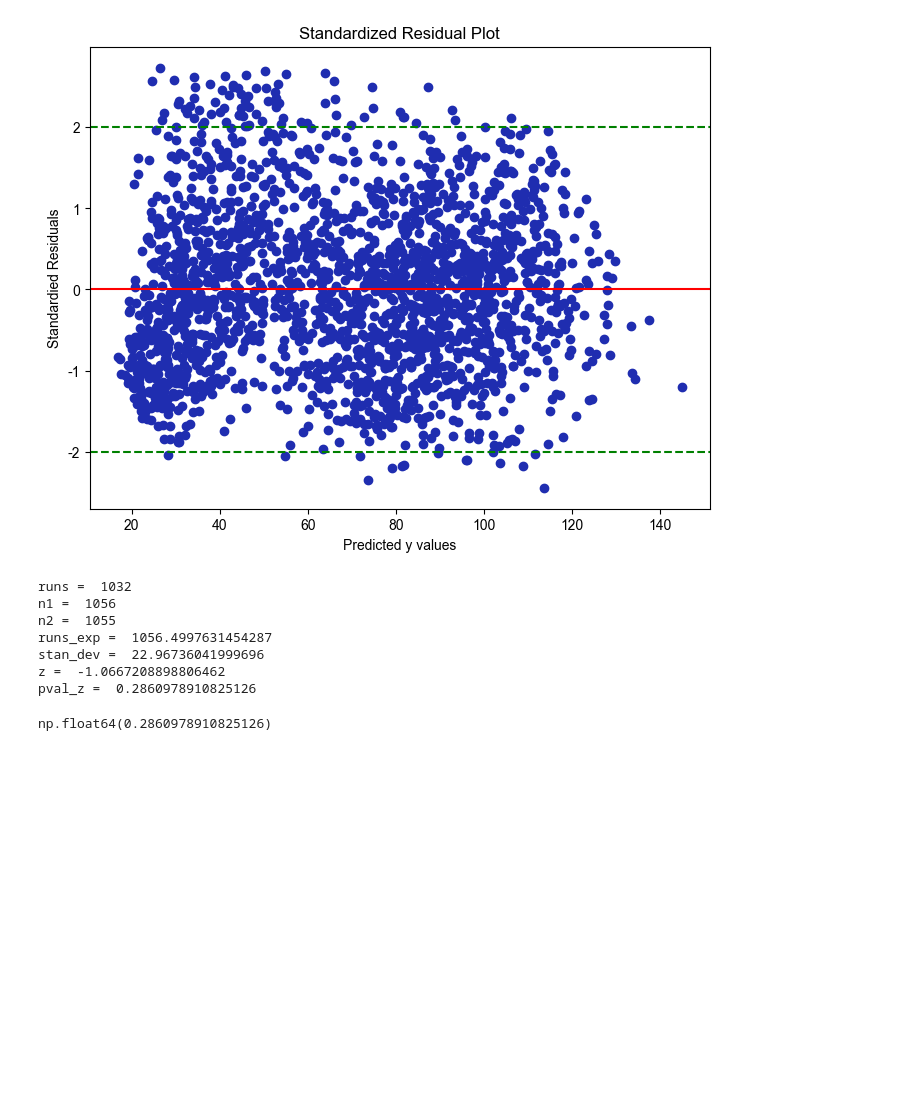
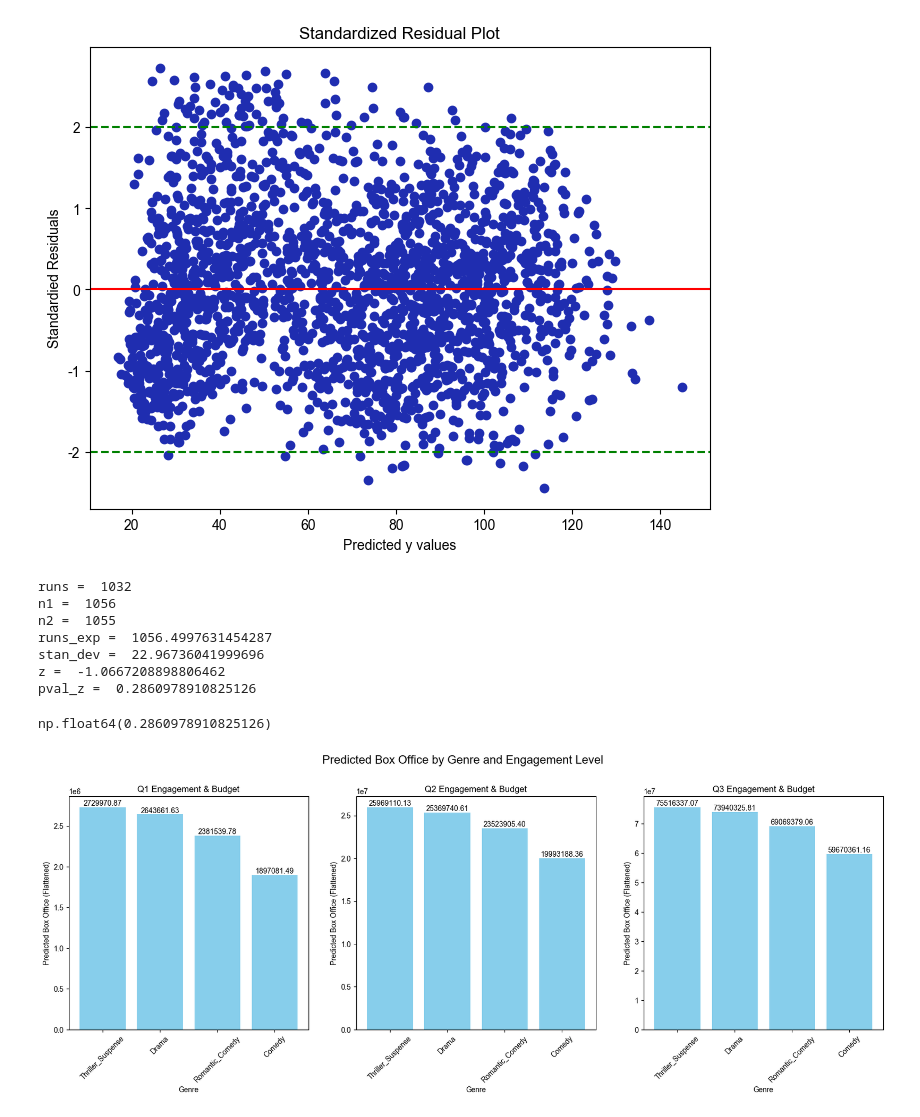
Before and after one commit to Ocean1029/Statistics_Final_Project, a Jupyter notebook: final_code_workspace/type_to_box_office.ipynb, the cells around one changed output. Saved outputs shown, nothing was run; the diff lists cells and outputs as text; code cells hidden in the pictures; blank space fills up the shorter version.

```diff
--- a/final_code_workspace/type_to_box_office.ipynb
+++ b/final_code_workspace/type_to_box_office.ipynb
@@ -74,0 +69,6 @@ print(theatrical_engagements_mean)
+# %%
+# 計算 theatrical_engagements Q1 Q2 Q3
+q1_engagement = filtered_df['theatrical_engagements'].quantile(0.25)
+q2_engagement = filtered_df['theatrical_engagements'].quantile(0.50)
+q3_engagement = filtered_df['theatrical_engagements'].quantile(0.75)
+print(f"Q1: {q1_engagement}, Q2: {q2_engagement}, Q3: {q3_engagement}")
@@ -74,0 +77,6 @@ print(theatrical_engagements_mean)
+# %%
+# 計算 flattened_production_budget Q1 Q2 Q3
+q1_budget = filtered_df['flattened_production_budget'].quantile(0.25)
+q2_budget = filtered_df['flattened_production_budget'].quantile(0.50)
+q3_budget = filtered_df['flattened_production_budget'].quantile(0.75)
+print(f"Q1: {q1_budget}, Q2: {q2_budget}, Q3: {q3_budget}")
@@ -246,3 +256,54 @@ stan_dev =  22.96736041999696
 z =  -1.0667208898806462
 pval_z =  0.2860978910825126
 np.float64(0.2860978910825126)
+# %%
+def calculate_predictions(model, engagement, budget, genre):
+    # 創建預測用的資料框
+    pred_data = pd.DataFrame({
+        'theatrical_engagements': [engagement],
+        'S_Adapted': [0],  # 假設為 Adapted
+        'I_Thriller_Suspense_budget_interaction': budget if genre == 'Thriller_Suspense' else 0,
+        'I_Romantic_Comedy_budget_interaction': budget if genre == 'Romantic_Comedy' else 0,
+        'I_Comedy_budget_interaction': budget if genre == 'Comedy' else 0,
+        'I_Drama_budget_interaction': budget if genre == 'Drama' else 0,
+    })
+    return model.predict(pred_data)[0]
+
+# 為每種組合計算預測值
+engagement_levels = ['Q1', 'Q2', 'Q3']
+engagements = [q1_engagement, q2_engagement, q3_engagement]
+budgets = [q1_budget, q2_budget, q3_budget]
+genres = ['Thriller_Suspense', 'Drama', 'Romantic_Comedy', 'Comedy']
+
+# 創建子圖
+fig, axes = plt.subplots(1, 3, figsize=(20, 6))
+fig.suptitle('Predicted Box Office by Genre and Engagement Level', fontsize=16)
+
+for i, (engagement, budget, level) in enumerate(zip(engagements, budgets, engagement_levels)):
+    predictions = []
+    for genre in genres:
+        pred = calculate_predictions(model, engagement, budget, genre)
+        pred = np.power(pred, 4)
+        predictions.append(pred)
+
+    # 繪製長條圖
+    # 把 x 軸的標籤改成 genre
+
+    ax = axes[i]
+    bars = ax.bar(genres, predictions, color='skyblue')
+    ax.set_title(f'{level} Engagement & Budget')
+    ax.set_xlabel('Genre')
+    ax.set_ylabel('Predicted Box Office (Flattened)')
+    ax.tick_params(axis='x', rotation=45)
+
+    # 在長條上方添加數值標籤
+    for bar in bars:
+        height = bar.get_height()
+        ax.text(bar.get_x() + bar.get_width()/2., height,
+                f'{height:.2f}',
+                ha='center', va='bottom')
+
+plt.subplots_adjust(top=0.85)  # 調整上方空間以適應標題
+plt.show()
+# %% [output]
+[figure, added]
```
Also changed, not shown: parts of 5 cells of this notebook.
